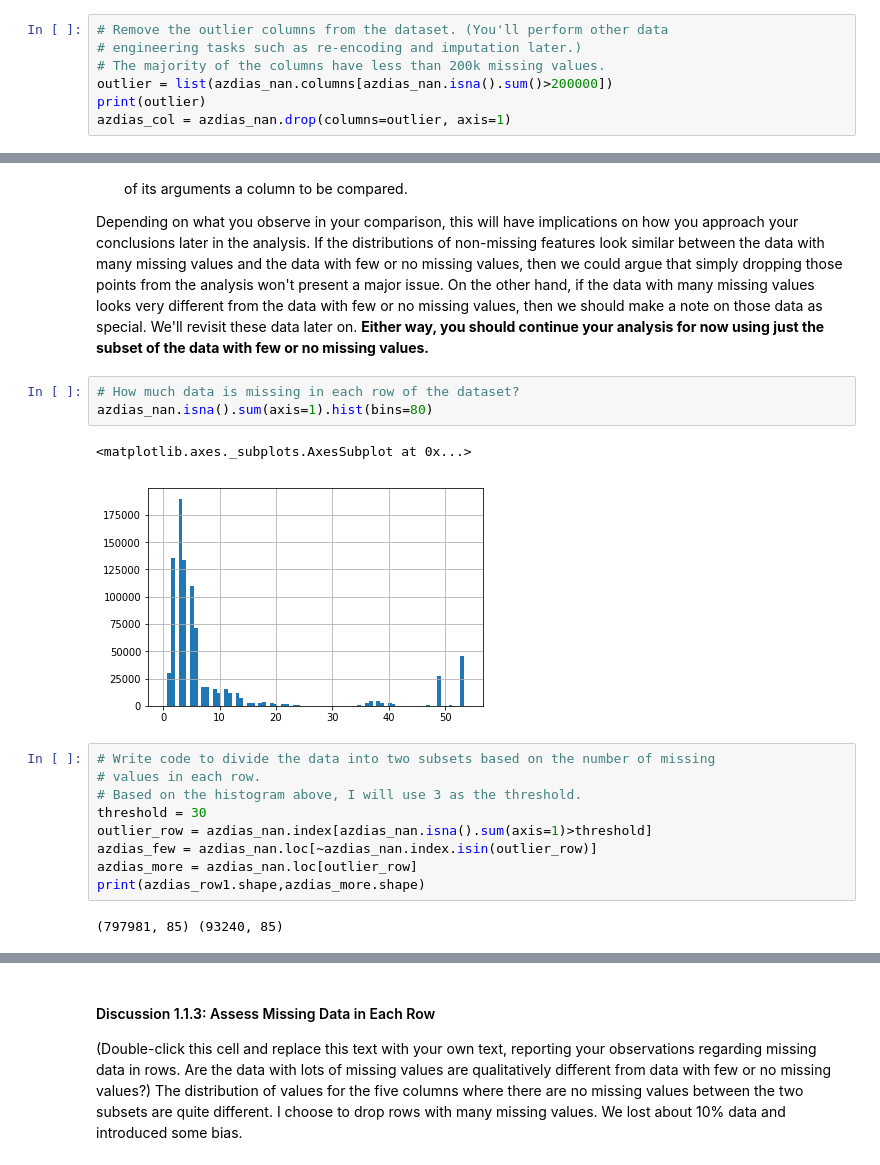
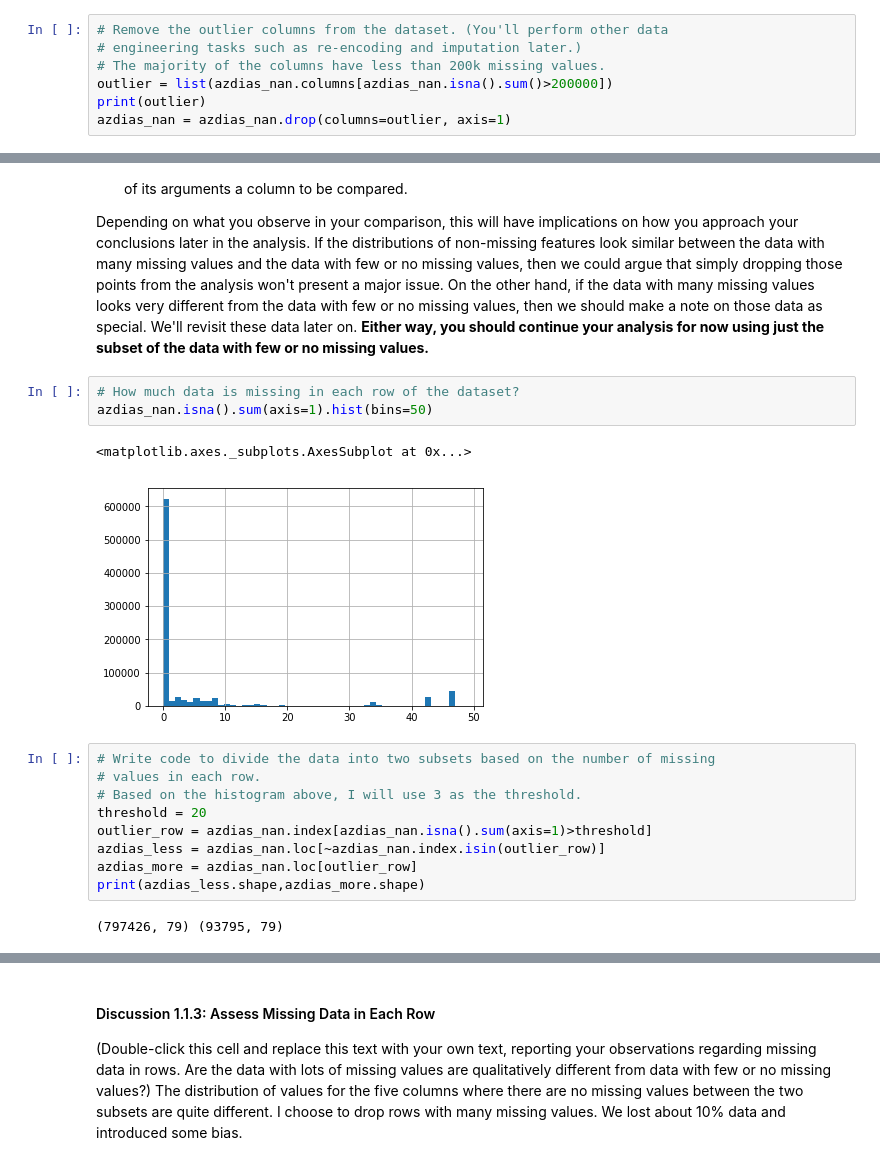
Before and after one commit to jgu1989/UdacityDataScientistNanodegree, a Jupyter notebook: project3_customer_segments/Identify_Customer_Segments.ipynb, the cells around one changed output, grey strips where cells are left out. Cells and saved outputs as stored; diff of their text form.

```diff
--- a/project3_customer_segments/Identify_Customer_Segments.ipynb
+++ b/project3_customer_segments/Identify_Customer_Segments.ipynb
@@ -189,7 +189,7 @@ azdias_nan.isna().sum().hist(bins=85)
 # The majority of the columns have less than 200k missing values.
 outlier = list(azdias_nan.columns[azdias_nan.isna().sum()>200000])
 print(outlier)
-azdias_col = azdias_nan.drop(columns=outlier, axis=1)
+azdias_nan = azdias_nan.drop(columns=outlier, axis=1)
 # %% [output]
 ['AGER_TYP', 'GEBURTSJAHR', 'TITEL_KZ', 'ALTER_HH', 'KK_KUNDENTYP', 'KBA05_BAUMAX']
 # %% [markdown]
@@ -211,21 +211,21 @@ In order to know what to do with the outlier rows, we should see if the distribu
 Depending on what you observe in your comparison, this will have implications on how you approach your conclusions later in the analysis. If the distributions of non-missing features look similar between the data with many missing values and the data with few or no missing values, then we could argue that simply dropping those points from the analysis won't present a major issue. On the other hand, if the data with many missing values looks very different from the data with few or no missing values, then we should make a note on those data as special. We'll revisit these data later on. **Either way, you should continue your analysis for now using just the subset of the data with few or no missing values.**
 # %%
 # How much data is missing in each row of the dataset?
-azdias_nan.isna().sum(axis=1).hist(bins=80)
+azdias_nan.isna().sum(axis=1).hist(bins=50)
 # %% [output]
 <matplotlib.axes._subplots.AxesSubplot at 0x...>
-[figure, old version]
+[figure, new version]
 # %%
 # Write code to divide the data into two subsets based on the number of missing
 # values in each row.
 # Based on the histogram above, I will use 3 as the threshold.
-threshold = 30
+threshold = 20
 outlier_row = azdias_nan.index[azdias_nan.isna().sum(axis=1)>threshold]
-azdias_few = azdias_nan.loc[~azdias_nan.index.isin(outlier_row)]
+azdias_less = azdias_nan.loc[~azdias_nan.index.isin(outlier_row)]
 azdias_more = azdias_nan.loc[outlier_row]
-print(azdias_row1.shape,azdias_more.shape)
+print(azdias_less.shape,azdias_more.shape)
 # %% [output]
-(797981, 85) (93240, 85)
+(797426, 79) (93795, 79)
 # %%
 # Compare the distribution of values for at least five columns where there are
 # no or few missing values, between the two subsets.
```
Also changed, not shown: parts of 8 cells of this notebook.
